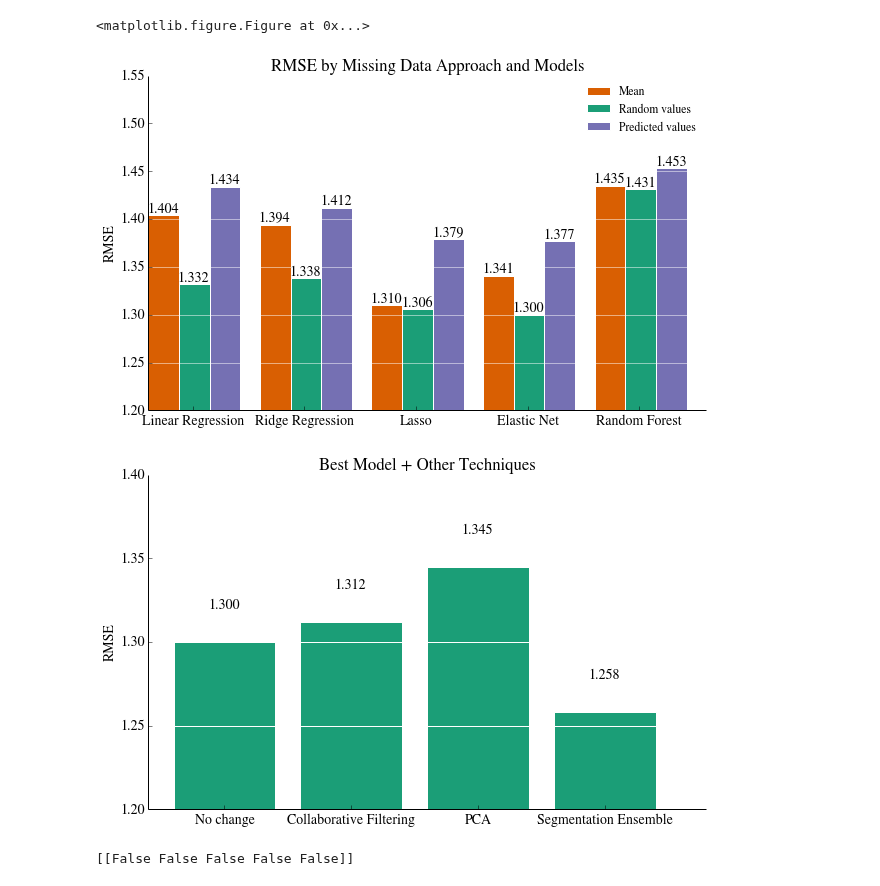
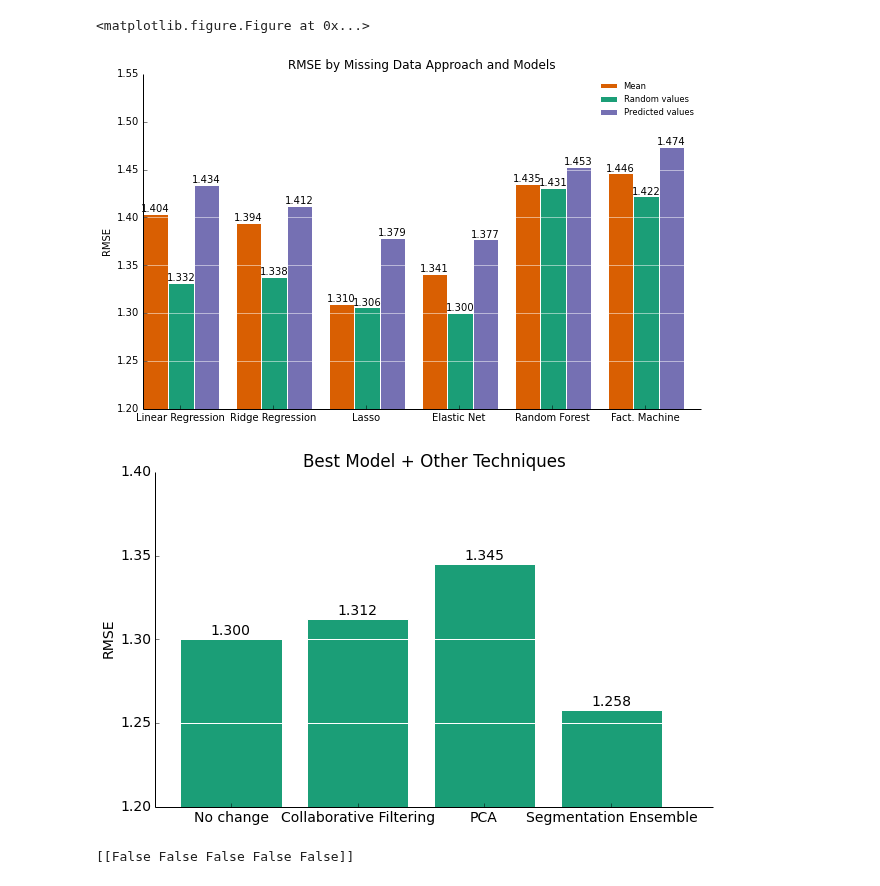
Before and after one commit to s-ramaswamy/CS-229-project, a Jupyter notebook: Visualizations.ipynb, the cells around one changed output. Cells and saved outputs as stored; diff of their text form; code cells hidden in the pictures.

```diff
--- a/Visualizations.ipynb
+++ b/Visualizations.ipynb
@@ -166,7 +166,7 @@ percentages = np.array([len(missing_none), len(missing_business_index),
                         len(missing_user_index), len(missing_both_index)])/float(len(df_index)) * 100
 width = 0.4
 ind = np.array(range(1,5))
-print ind
+plt.rc('font', family='sans-serif')
 labels = ['Has all','Missing businesses','Missing users', 'Missing both']
 
 barlist = plt.bar(ind, percentages)
@@ -182,7 +182,8 @@ plt.xticks(ind+width, labels )
 remove_border()
 
 for x, y in zip(ind, percentages):
-    plt.annotate(("%.2f" + '%%') % y, (x+width, y + 1), ha='center')
+    plt.annotate(("%.2f" + '%%') % y, (x+width, y + 0.8), ha='center')
 barlist[0].set_color((0.20588235294117647, 0.7196078431372549, 0.5666666666666667))
 barlist[3].set_color((0.20588235294117647, 0.5196078431372549, 0.4666666666666667))
+plt.savefig('Missing_data.eps')
 # %% [output]
@@ -271,50 +271,56 @@ plt.figure()
 <matplotlib.figure.Figure at 0x...>
 # %%
 # make plot for final results
-N = 5
-fullRMSE = [1.404,1.394,1.310,1.341,1.435]
+N = 6
+fullRMSE = [1.404,1.394,1.310,1.341,1.435, 1.446]
 
 ind = np.arange(N)  # the x locations for the groups
 width = 0.275       # the width of the bars
 
+plt.rc('font', family='sans-serif')
+plt.rcParams.update({'font.size': 10})
+
 fig, ax = plt.subplots()
 rects1 = ax.bar(ind, fullRMSE, width, color=dark2_colors[1])
 
-splitRMSE = [1.332,1.338,1.306,1.300,1.431]
+splitRMSE = [1.332,1.338,1.306,1.300,1.431, 1.422]
 rects2 = ax.bar(ind+width, splitRMSE, width, color=dark2_colors[0])
 
-randRMSE = [1.434,1.412,1.379,1.377,1.453]
+randRMSE = [1.434,1.412,1.379,1.377,1.453, 1.474]
 rects3 = ax.bar(ind+2*width, randRMSE, width, color=dark2_colors[2])
 
 # add some text for labels, title and axes ticks
 ax.set_ylabel('RMSE')
 ax.set_title('RMSE by Missing Data Approach and Models')
 ax.set_xticks(ind+width+0.125)
-ax.set_xticklabels(('Linear Regression', 'Ridge Regression', 'Lasso', 'Elastic Net', 'Random Forest') )
+ax.set_xticklabels(('Linear Regression', 'Ridge Regression', 'Lasso', 'Elastic Net', 'Random Forest', 'Fact. Machine') )
 ax.legend((rects1[0], rects2[0], rects3[0]), ('Mean', 'Random values','Predicted values'), fontsize = 'small', frameon = False)
 # ax.legend((rects1[0], rects2[0], rects3[0]), ('Mean', 'Random values','Predicted values'),bbox_to_anchor=(1.05, 1), loc=2, borderaxespad=0. )
 
 def autolabel(rects):
     # attach some text labels
     for rect in rects:
         height = rect.get_height()
         ax.text(rect.get_x()+rect.get_width()/2., height, '%.3f'%height,
                 ha='center', va='bottom')
 
 autolabel(rects1)
 autolabel(rects2)
 autolabel(rects3)
 plt.grid(axis = 'y', color ='white', linestyle='-')
 plt.ylim(1.2,1.55)
 leg = plt.legend()
 remove_border()
+plt.savefig('Results.eps')
 # %% [output]
-[figure, old version]
+[figure, new version]
 # %%
 # visualize the 3 methods
 percentages = np.array([1.300, 1.312, 1.345, 1.258 ])
 width = 0.4
 ind = np.array(range(1,5))
+plt.rc('font', family='sans-serif')
+plt.rcParams.update({'font.size': 14})
 labels = ['No change','Collaborative Filtering','PCA','Segmentation Ensemble']
 
 barlist = plt.bar(ind, percentages)
@@ -330,9 +336,10 @@ plt.title('Best Model + Other Techniques')
 remove_border()
 
 for x, y in zip(ind, percentages):
-    plt.annotate(("%.3f") % y, (x+width, y + .02), ha='center')
+    plt.annotate(("%.3f") % y, (x+width, y + 0.0025), ha='center')
+plt.savefig('Results2.eps')
 # %% [output]
-[figure, old version]
+[figure, new version]
 # %%
 def not_so_quick_train(block):
     block.replace([np.inf, -np.inf], np.nan)
```
Also changed, not shown: parts of 2 cells of this notebook, 2 other files.
